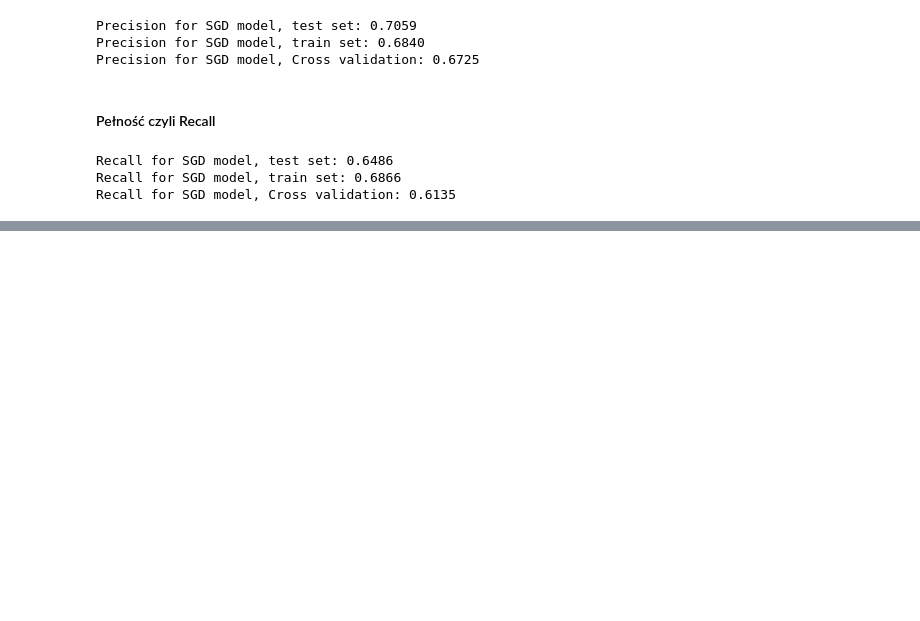
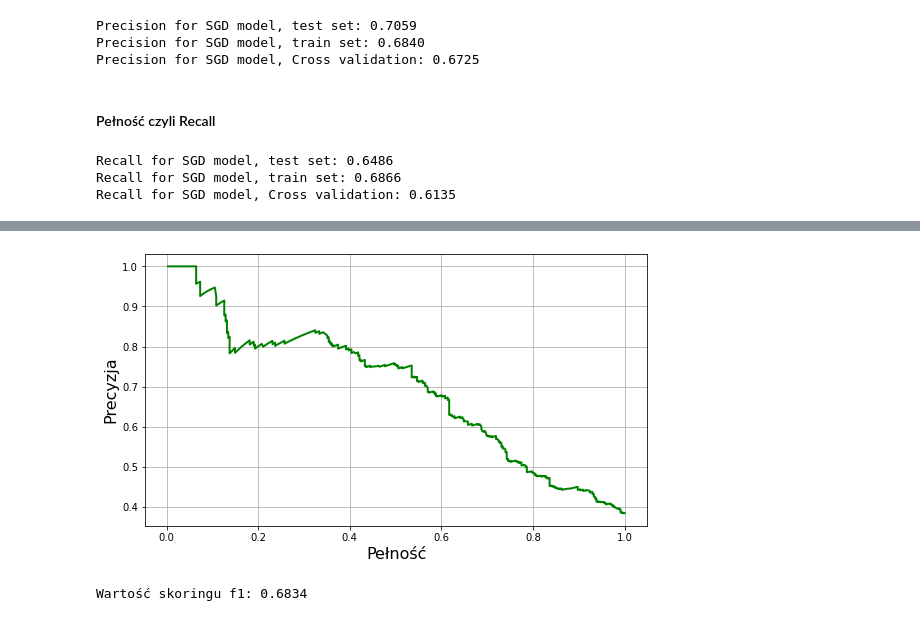
Before and after one commit to krisz17/performance_measure, a Jupyter notebook: Measure_performance.ipynb, the cells around one changed output, grey strips where cells are left out. Saved outputs shown, nothing was run; the diff lists cells and outputs as text; code cells hidden in the pictures; blank space fills up the shorter version.

```diff
--- a/Measure_performance.ipynb
+++ b/Measure_performance.ipynb
@@ -292,0 +329,18 @@ Recall for SGD model, Cross validation: 0.6135
+# %%
+# kolejny wykres obrazujący zależność pomiędzy tymi wartościamy bez trzecio wymiaru jakim jest wartość funkcji decyzyjnej
+plt.figure(figsize=(9, 5))
+plt.plot(recalls[:-1],precisions[:-1], "g-", linewidth=2)
+plt.grid(True)
+plt.xlabel("Pełność", fontsize=16)
+plt.ylabel("Precyzja", fontsize=16)
+
+plt.savefig("precision_recall.png", format='png', dpi=300, facecolor="White")
+plt.show()
+# %% [output]
+[figure, added]
+# %%
+from sklearn.metrics import f1_score
+print("Wartość skoringu f1: {0:.4f}".format(f1_score(sgd_clf.predict(X), y)))
+#Wartość skoringu f1: 0.6834
+# %% [output]
+Wartość skoringu f1: 0.6834
```
Also changed, not shown: parts of 6 cells of this notebook, 1 other file.
